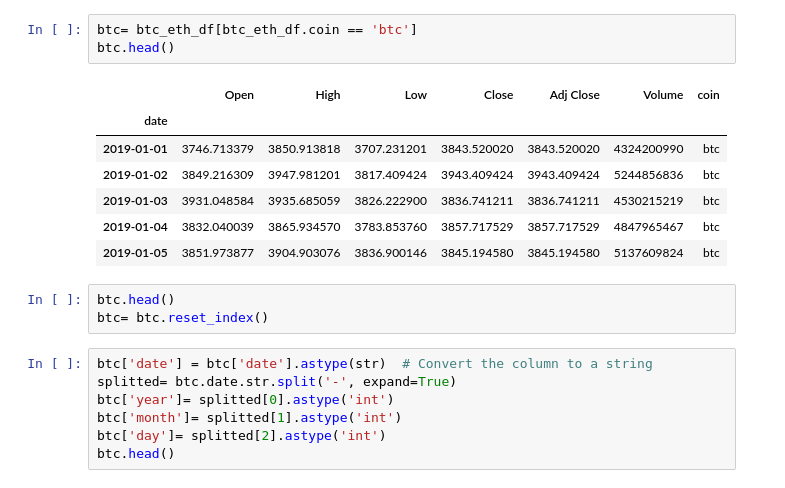
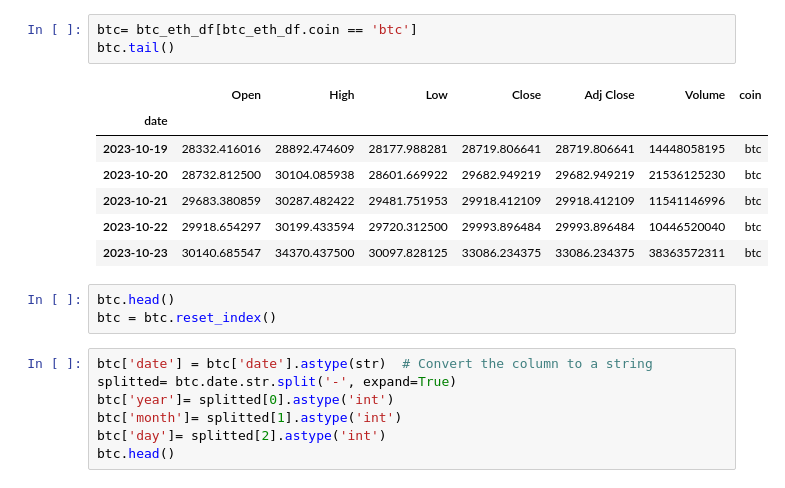
Before and after one commit to LNshuti/meta-labelling-architecture, a Jupyter notebook: research/Feature Engineering.ipynb, the cells around one changed output. Saved outputs shown, nothing was run; the diff lists cells and outputs as text.

```diff
--- a/research/Feature Engineering.ipynb
+++ b/research/Feature Engineering.ipynb
@@ -43,17 +41,17 @@ btc_eth_df.tail(5)
 # %%
 btc= btc_eth_df[btc_eth_df.coin == 'btc']
-btc.head()
+btc.tail()
 # %% [output]
 |  | Open | High | Low | Close | Adj Close | Volume | coin |
 | date |  |  |  |  |  |  |  |
-| 2019-01-01 | 3746.713379 | 3850.913818 | 3707.231201 | 3843.520020 | 3843.520020 | 4324200990 | btc |
-| 2019-01-02 | 3849.216309 | 3947.981201 | 3817.409424 | 3943.409424 | 3943.409424 | 5244856836 | btc |
-| 2019-01-03 | 3931.048584 | 3935.685059 | 3826.222900 | 3836.741211 | 3836.741211 | 4530215219 | btc |
-| 2019-01-04 | 3832.040039 | 3865.934570 | 3783.853760 | 3857.717529 | 3857.717529 | 4847965467 | btc |
-| 2019-01-05 | 3851.973877 | 3904.903076 | 3836.900146 | 3845.194580 | 3845.194580 | 5137609824 | btc |
+| 2023-10-19 | 28332.416016 | 28892.474609 | 28177.988281 | 28719.806641 | 28719.806641 | 14448058195 | btc |
+| 2023-10-20 | 28732.812500 | 30104.085938 | 28601.669922 | 29682.949219 | 29682.949219 | 21536125230 | btc |
+| 2023-10-21 | 29683.380859 | 30287.482422 | 29481.751953 | 29918.412109 | 29918.412109 | 11541146996 | btc |
+| 2023-10-22 | 29918.654297 | 30199.433594 | 29720.312500 | 29993.896484 | 29993.896484 | 10446520040 | btc |
+| 2023-10-23 | 30140.685547 | 34370.437500 | 30097.828125 | 33086.234375 | 33086.234375 | 38363572311 | btc |
 # %%
 btc.head()
-btc= btc.reset_index()
+btc = btc.reset_index()
 # %%
 btc['date'] = btc['date'].astype(str)  # Convert the column to a string
 splitted= btc.date.str.split('-', expand=True)
```
Also changed, not shown: parts of 54 cells of this notebook, 17 other files.
